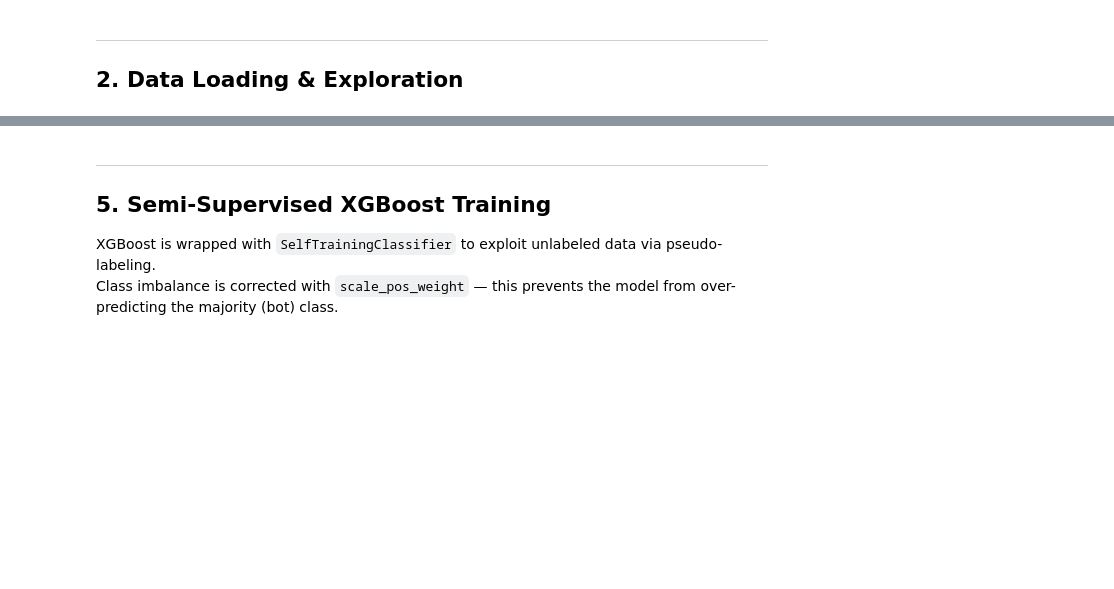
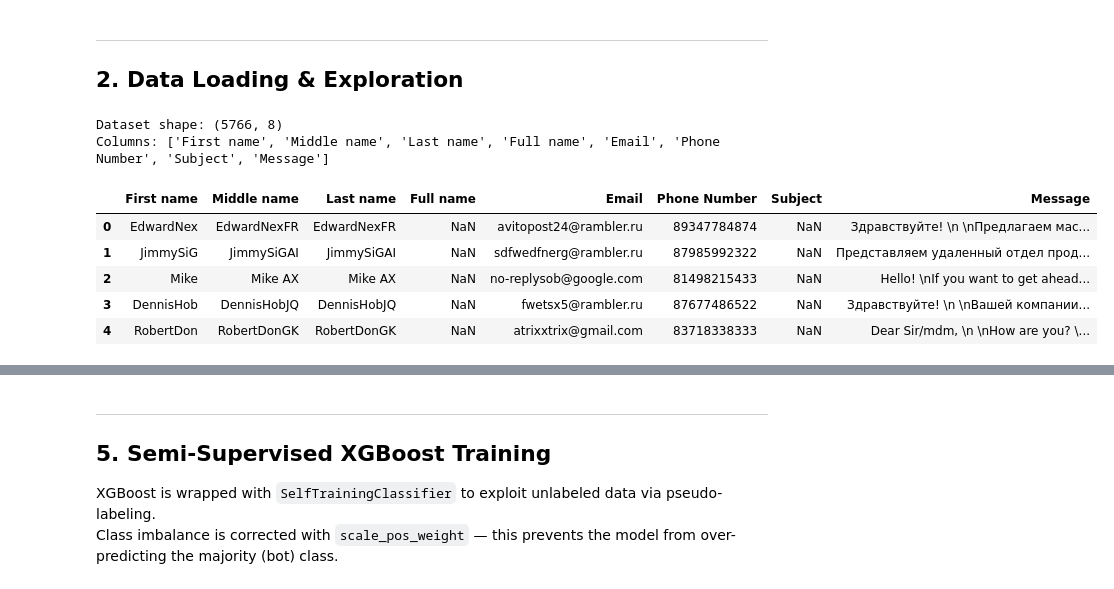
Before and after one commit to iamahnaf/Testing_model, a Jupyter notebook: Code/FormTrapAI.ipynb, the cells around one changed output, grey strips where cells are left out. Drawn from its saved outputs; the diff is of its cells as text; code cells hidden in the pictures; blank space fills up the shorter version.

```diff
--- a/Code/FormTrapAI.ipynb
+++ b/Code/FormTrapAI.ipynb
@@ -62,6 +64,17 @@ print('Setup complete.')
 ---
 ## 2. Data Loading & Exploration
 # %%
-df = pd.read_excel('../Data/data.xlsx')
+# Load the SpamCleaned sheet — cleaned form submission dataset (5766 rows)
+df = pd.read_excel('../Data/data.xlsx', sheet_name='SpamCleaned')
 print(f'Dataset shape: {df.shape}')
+print('Columns:', df.columns.tolist())
 df.head()
+# %% [output]
+Dataset shape: (5766, 8)
+Columns: ['First name', 'Middle name', 'Last name', 'Full name', 'Email', 'Phone Number', 'Subject', 'Message']
+|  | First name | Middle name | Last name | Full name | Email | Phone Number | Subject | Message |
+| 0 | EdwardNex | EdwardNexFR | EdwardNexFR | NaN | avitopost24@rambler.ru | 89347784874 | NaN | Здравствуйте! \n \nПредлагаем мас... |
+| 1 | JimmySiG | JimmySiGAI | JimmySiGAI | NaN | sdfwedfnerg@rambler.ru | 87985992322 | NaN | Представляем удаленный отдел прод... |
+| 2 | Mike | Mike AX | Mike AX | NaN | no-replysob@google.com | 81498215433 | NaN | Hеllо! \nIf you want to get ahead... |
+| 3 | DennisHob | DennisHobJQ | DennisHobJQ | NaN | fwetsx5@rambler.ru | 87677486522 | NaN | Здравствуйте! \n \nВашей компании... |
+| 4 | RobertDon | RobertDonGK | RobertDonGK | NaN | atrixxtrix@gmail.com | 83718338333 | NaN | Dear Sir/mdm, \n \nHow are you? \... |
```
Also changed, not shown: parts of 31 cells of this notebook.
